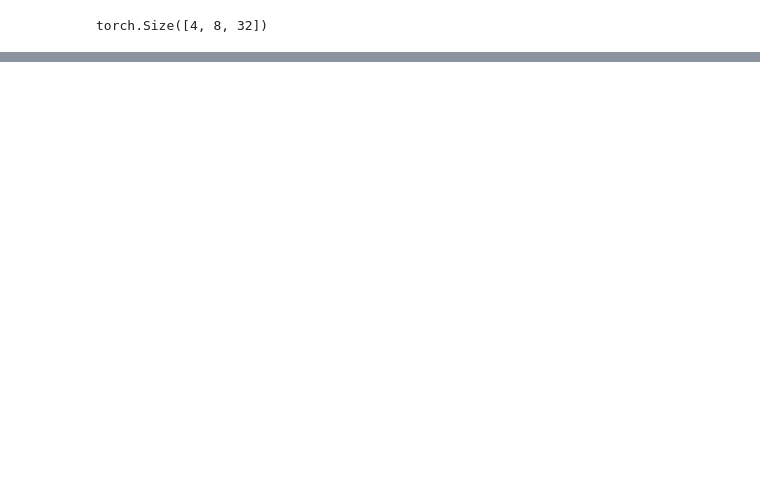
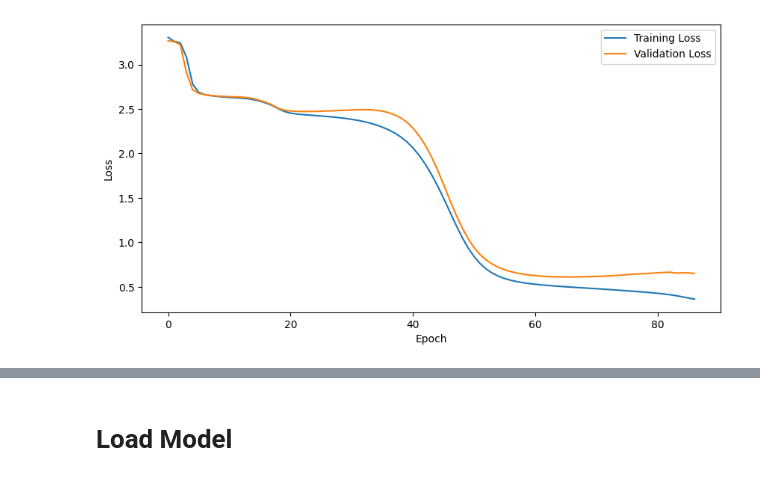
Before and after one commit to vnnm404/annotated-transformer, a Jupyter notebook: usage.ipynb, the cells around one changed output, grey strips where cells are left out. Drawn from its saved outputs; the diff is of its cells as text; code cells hidden in the pictures; blank space fills up the shorter version.

Commit message:
usage and mha-analysis on synthetic data

```diff
--- a/usage.ipynb
+++ b/usage.ipynb
@@ -27,0 +36,5 @@ for _ in tqdm(range(1000)):
+# %%
+file_path = './data/train_data.csv'
+for src, tgt in get_dataloader(file_path, batch_size=5):
+    print(src.shape, tgt.shape)
+    break
@@ -27,0 +43,3 @@ for _ in tqdm(range(1000)):
+# %%
+device = torch.device('cuda' if torch.cuda.is_available() else 'cpu')
+print(device)
@@ -50,9 +138,0 @@ Total Parameters: 42752
-# %%
-src = torch.rand((4, 4, 32))
-tgt = torch.rand((4, 8, 32))
-tgt_mask = model.generate_square_subsequent_mask(8)
-
-outputs = model(src, tgt, tgt_mask=tgt_mask)
-outputs.shape
-# %% [output]
-torch.Size([4, 8, 32])
@@ -75,0 +212,51 @@ torch.onnx.export(
+# %%
+# import seaborn as sns
+import matplotlib.pyplot as plt
+from IPython.display import display, clear_output
+
+# sns.set_style('darkgrid')
+
+def plot_losses(train_losses, eval_losses):
+    plt.figure(figsize=(10, 5))
+    plt.plot(train_losses, label='Training Loss')
+    plt.plot(eval_losses, label='Validation Loss')
+    plt.xlabel('Epoch')
+    plt.ylabel('Loss')
+    plt.legend()
+    plt.show()
+
+# train loop
+train_losses = []
+eval_losses = []
+
+best_eval_loss = float('inf')
+patience = 20
+counter = 0
+
+train_loader = get_dataloader('data/train_data.csv', batch_size=32)
+eval_loader = get_dataloader('data/eval_data.csv', batch_size=32)
+
+for epoch in range(epochs):
+    clear_output(wait=True)
+
+    train_loss = train_step(model, train_loader, criterion, optimizer)
+    eval_loss, score = eval_step(model, eval_loader, criterion)
+
+    train_losses.append(train_loss)
+    eval_losses.append(eval_loss)
+    plot_losses(train_losses, eval_losses)
+
+    if eval_loss < best_eval_loss:
+        best_eval_loss = eval_loss
+        torch.save(model.state_dict(), 'model.pth')
+        counter = 0
+
+    print(f'{counter}, {best_eval_loss}, {score}')
+
+    if counter >= patience:
+        print(f"Stopped Early, Best Eval Loss: {best_eval_loss}")
+        break
+
+    counter += 1
+# %% [output]
+[figure, added]
@@ -75,0 +265,2 @@ torch.onnx.export(
+# %% [markdown]
+# Load Model
```
Also changed, not shown: parts of 30 cells of this notebook, 7 other files.
